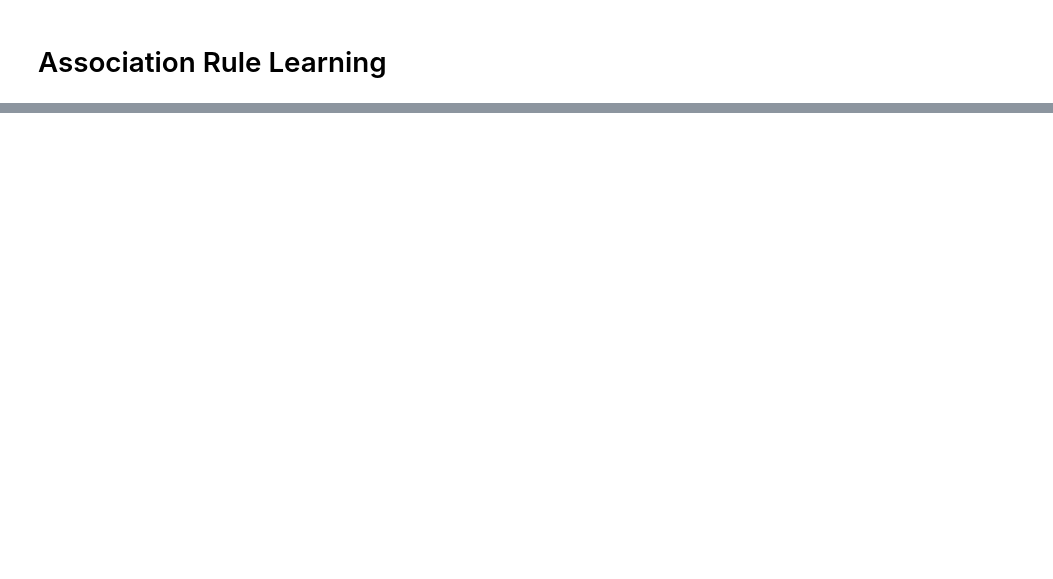
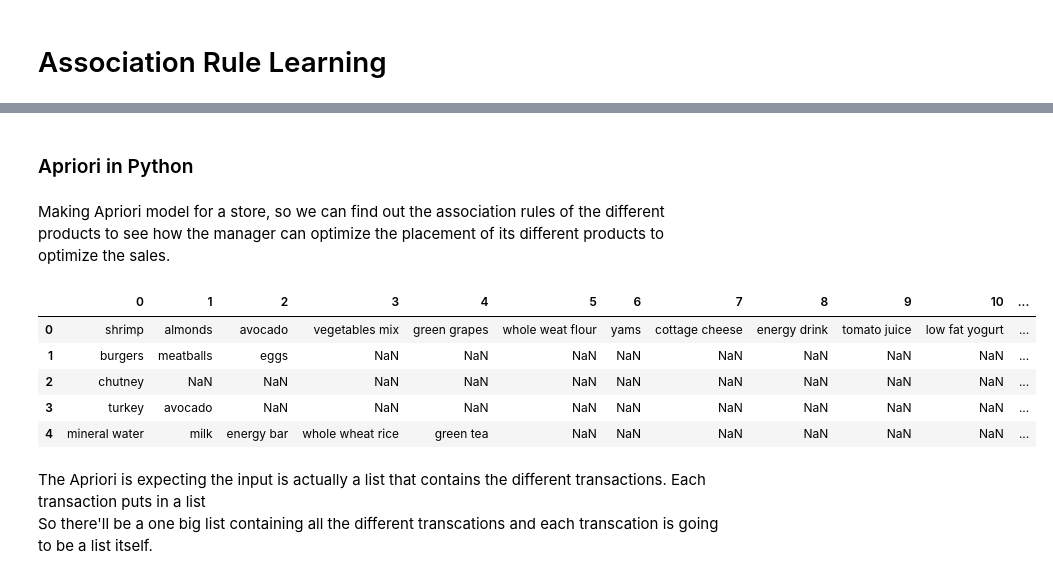
Before and after one commit to yunjcai/Machine-Learning-A-Z, a Jupyter notebook: Part 5 - Association Rule Learning/Association Rule Learning.ipynb, the cells around one changed output, grey strips where cells are left out. Drawn from its saved outputs; the diff is of its cells as text; code cells hidden in the pictures; blank space fills up the shorter version.

```diff
--- a/Part 5 - Association Rule Learning/Association Rule Learning.ipynb
+++ b/Part 5 - Association Rule Learning/Association Rule Learning.ipynb
@@ -45,0 +139,2 @@ $Lift(A \rightarrow B) = \frac{Confidence(A \rightarrow B)}{P(B)} = \frac{P(A
+# %% [markdown]
+### Apriori in Python
@@ -45,0 +145,16 @@ $Lift(A \rightarrow B) = \frac{Confidence(A \rightarrow B)}{P(B)} = \frac{P(A
+# %% [markdown]
+Making Apriori model for a store, so we can find out the association rules of the different products to see how the manager can optimize the placement of its different products to optimize the sales.
+# %%
+# data第一行并不是 titles for the columns，而是表格内容。
+dataset = pd.read_csv('Market_Basket_Optimisation.csv',header=None)
+dataset.head()
+# %% [output]
+|  | 0 | 1 | 2 | 3 | 4 | 5 | 6 | 7 | 8 | 9 | 10 | ... |
+| 0 | shrimp | almonds | avocado | vegetables mix | green grapes | whole weat flour | yams | cottage cheese | energy drink | tomato juice | low fat yogurt | ... |
+| 1 | burgers | meatballs | eggs | NaN | NaN | NaN | NaN | NaN | NaN | NaN | NaN | ... |
+| 2 | chutney | NaN | NaN | NaN | NaN | NaN | NaN | NaN | NaN | NaN | NaN | ... |
+| 3 | turkey | avocado | NaN | NaN | NaN | NaN | NaN | NaN | NaN | NaN | NaN | ... |
+| 4 | mineral water | milk | energy bar | whole wheat rice | green tea | NaN | NaN | NaN | NaN | NaN | NaN | ... |
+# %% [markdown]
+The Apriori is expecting the input is actually a list that contains the different transactions. Each transaction puts in a list<br>
+So there'll be a one big list containing all the different transcations and each transcation is going to be a list itself.
```
Also changed, not shown: parts of 20 cells of this notebook.
